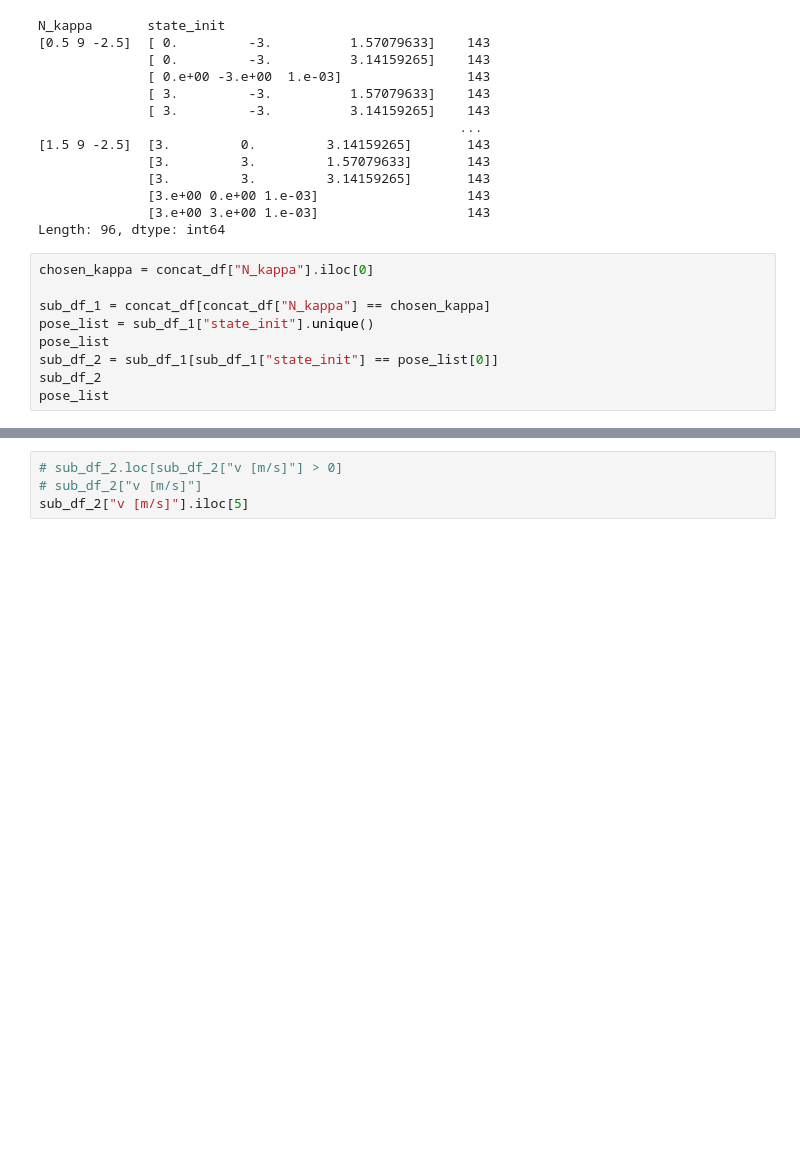
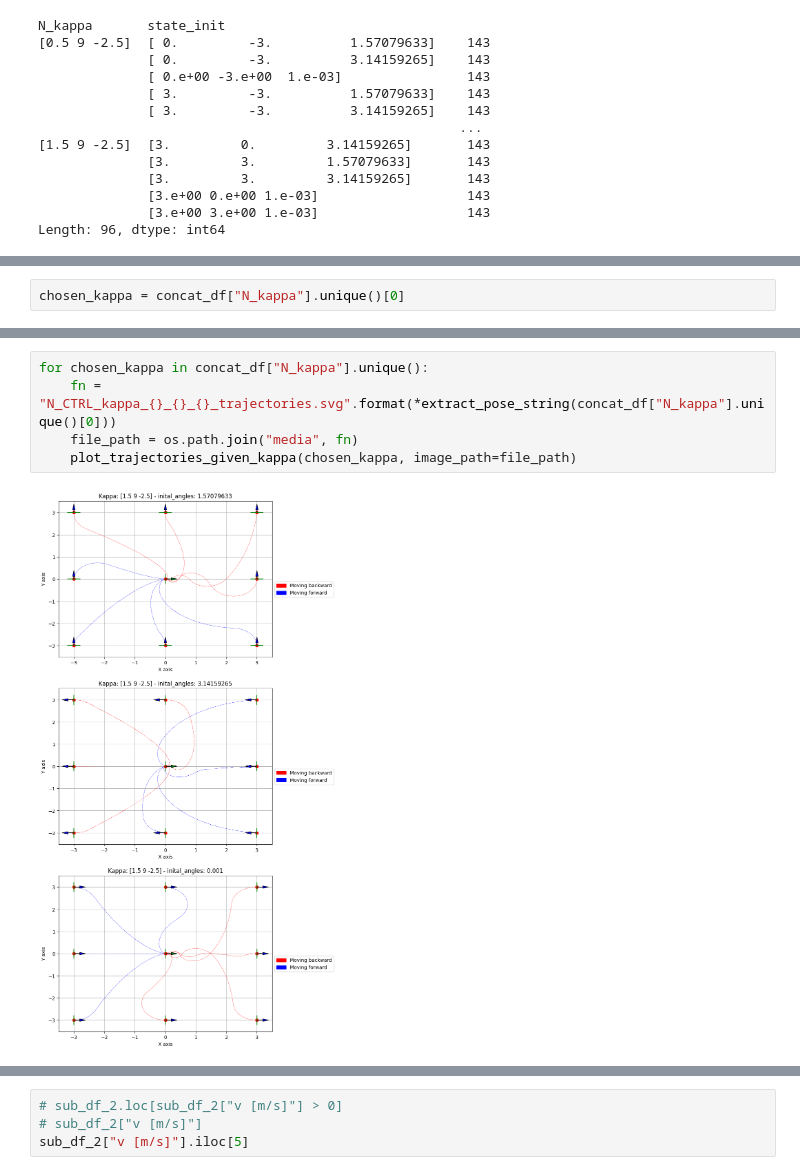
Before and after one commit to huyhoang251296/rcognita-edu-x, a Jupyter notebook: check_data_log_v2.ipynb, the cells around one changed output, grey strips where cells are left out. Cells and saved outputs as stored; diff of their text form; blank space fills up the shorter version.

Commit message:
add plot graph

```diff
--- a/check_data_log_v2.ipynb
+++ b/check_data_log_v2.ipynb
@@ -63,12 +114,3 @@ N_kappa       state_init
               [3.e+00 0.e+00 1.e-03]                   143
               [3.e+00 3.e+00 1.e-03]                   143
 Length: 96, dtype: int64
-# %%
-chosen_kappa = concat_df["N_kappa"].iloc[0]
-
-sub_df_1 = concat_df[concat_df["N_kappa"] == chosen_kappa]
-pose_list = sub_df_1["state_init"].unique()
-pose_list
-sub_df_2 = sub_df_1[sub_df_1["state_init"] == pose_list[0]]
-sub_df_2
-pose_list
@@ -110 +117,3 @@ def extract_pose_string(text):
+# %%
+chosen_kappa = concat_df["N_kappa"].unique()[0]
 # %%
@@ -135,0 +162,7 @@ for i_ax, inital_angle in enumerate(inital_angles):
+# %%
+for chosen_kappa in concat_df["N_kappa"].unique():
+    fn = "N_CTRL_kappa_{}_{}_{}_trajectories.svg".format(*extract_pose_string(concat_df["N_kappa"].unique()[0]))
+    file_path = os.path.join("media", fn)
+    plot_trajectories_given_kappa(chosen_kappa, image_path=file_path)
+# %% [output]
+[figure, added]
```
Also changed, not shown: parts of 9 cells of this notebook.
